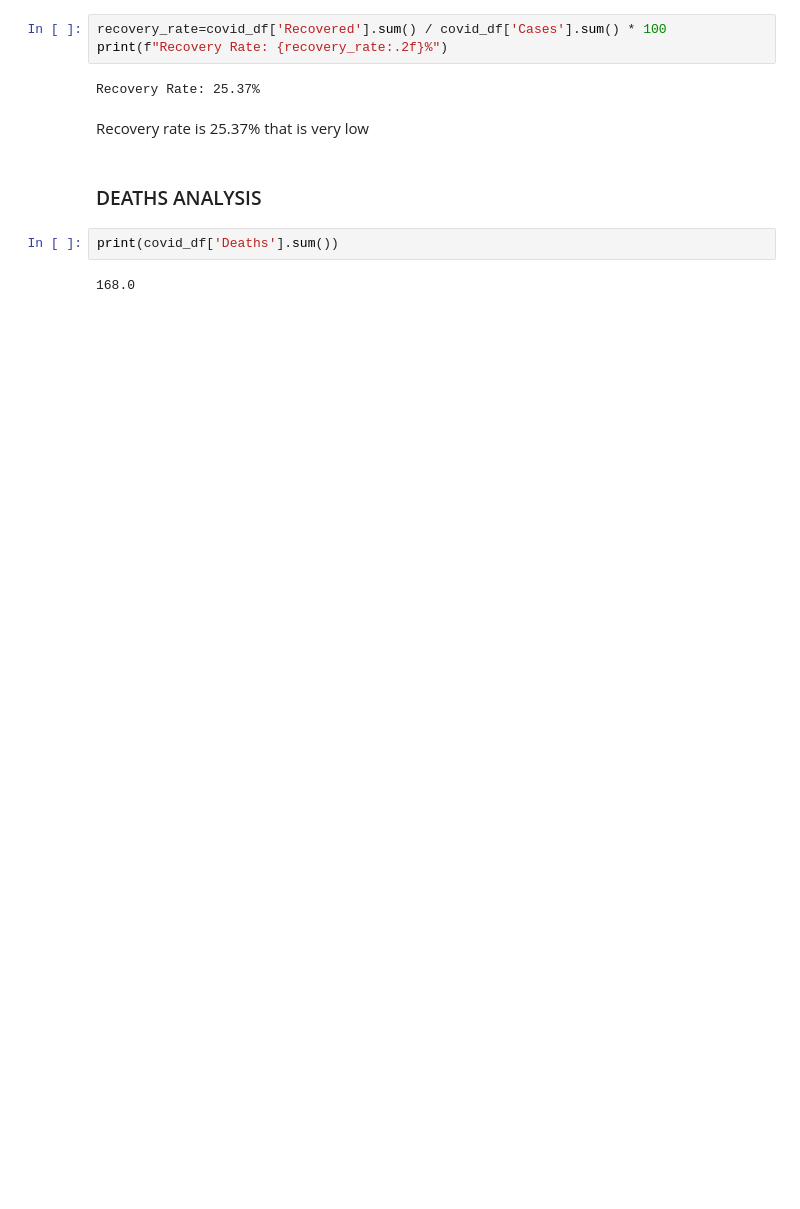
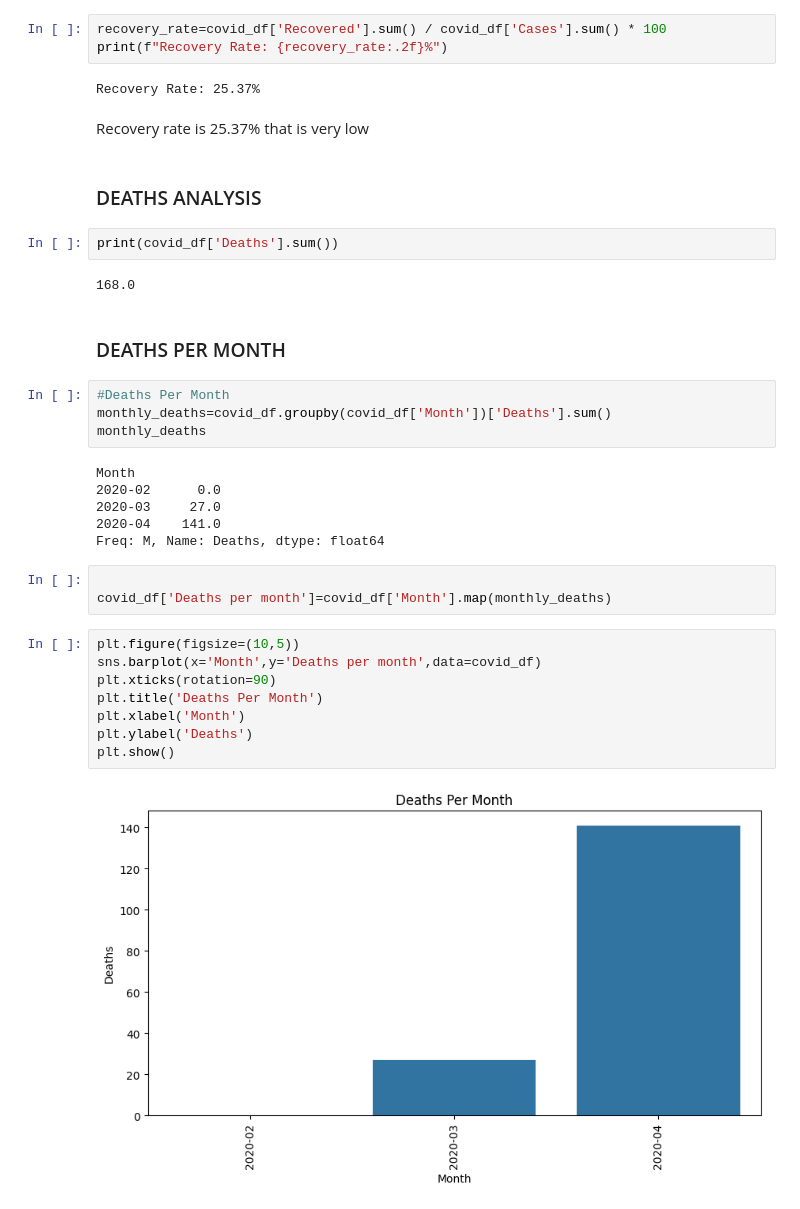
Before and after one commit to UsamaAliK/Covid19-in-Pakistan, a Jupyter notebook: Data Analysis.ipynb, the cells around one changed output. Saved outputs shown, nothing was run; the diff lists cells and outputs as text; blank space fills up the shorter version.

```diff
--- a/Data Analysis.ipynb
+++ b/Data Analysis.ipynb
@@ -492,3 +492,28 @@ Recovery rate is 25.37% that is very low
 print(covid_df['Deaths'].sum())
 # %% [output]
 168.0
+# %% [markdown]
+### DEATHS PER MONTH
+# %%
+#Deaths Per Month
+monthly_deaths=covid_df.groupby(covid_df['Month'])['Deaths'].sum()
+monthly_deaths
+# %% [output]
+Month
+2020-02      0.0
+2020-03     27.0
+2020-04    141.0
+Freq: M, Name: Deaths, dtype: float64
+# %%
+
+covid_df['Deaths per month']=covid_df['Month'].map(monthly_deaths)
+# %%
+plt.figure(figsize=(10,5))
+sns.barplot(x='Month',y='Deaths per month',data=covid_df)
+plt.xticks(rotation=90)
+plt.title('Deaths Per Month')
+plt.xlabel('Month')
+plt.ylabel('Deaths')
+plt.show()
+# %% [output]
+[figure, added]
```
Also changed, not shown: parts of 1 cell of this notebook.
